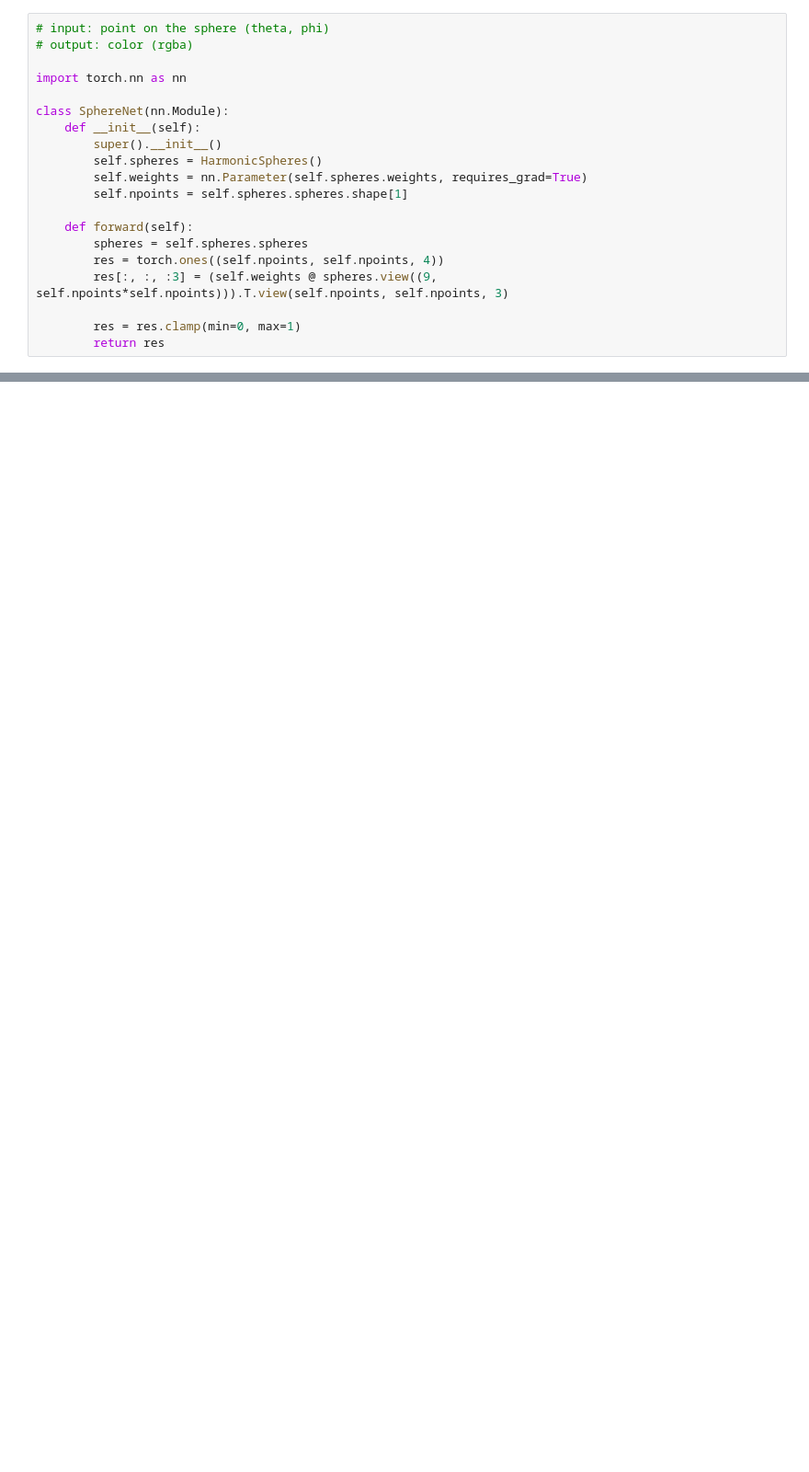
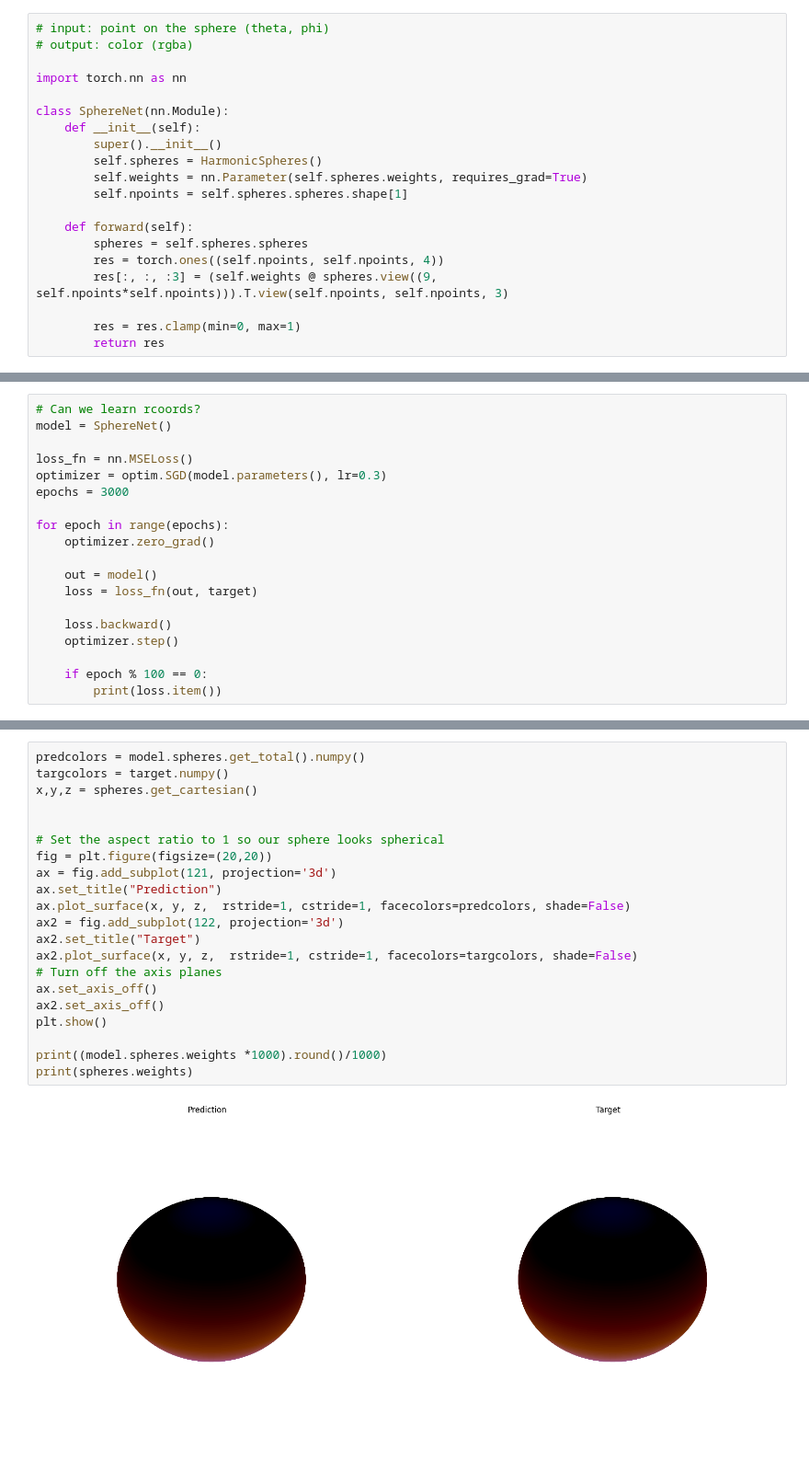
Before and after one commit to pietertolsma/LearnTorch, a Jupyter notebook: 03. Intermediate/02. Harmonics/spherical.ipynb, the cells around one changed output, grey strips where cells are left out. Shown at 92% size. Saved outputs shown, nothing was run; the diff lists cells and outputs as text; blank space fills up the shorter version.

```diff
--- a/03. Intermediate/02. Harmonics/spherical.ipynb
+++ b/03. Intermediate/02. Harmonics/spherical.ipynb
@@ -131,0 +171,19 @@ plt.show()
+# %%
+# Can we learn rcoords?
+model = SphereNet()
+
+loss_fn = nn.MSELoss()
+optimizer = optim.SGD(model.parameters(), lr=0.3)
+epochs = 3000
+
+for epoch in range(epochs):
+    optimizer.zero_grad()
+
+    out = model()
+    loss = loss_fn(out, target)
+
+    loss.backward()
+    optimizer.step()
+
+    if epoch % 100 == 0:
+        print(loss.item())
@@ -131,0 +208,23 @@ plt.show()
+# %%
+predcolors = model.spheres.get_total().numpy()
+targcolors = target.numpy()
+x,y,z = spheres.get_cartesian()
+
+
+# Set the aspect ratio to 1 so our sphere looks spherical
+fig = plt.figure(figsize=(20,20))
+ax = fig.add_subplot(121, projection='3d')
+ax.set_title("Prediction")
+ax.plot_surface(x, y, z,  rstride=1, cstride=1, facecolors=predcolors, shade=False)
+ax2 = fig.add_subplot(122, projection='3d')
+ax2.set_title("Target")
+ax2.plot_surface(x, y, z,  rstride=1, cstride=1, facecolors=targcolors, shade=False)
+# Turn off the axis planes
+ax.set_axis_off()
+ax2.set_axis_off()
+plt.show()
+
+print((model.spheres.weights *1000).round()/1000)
+print(spheres.weights)
+# %% [output]
+[figure, added]
```
Also changed, not shown: parts of 7 cells of this notebook.
